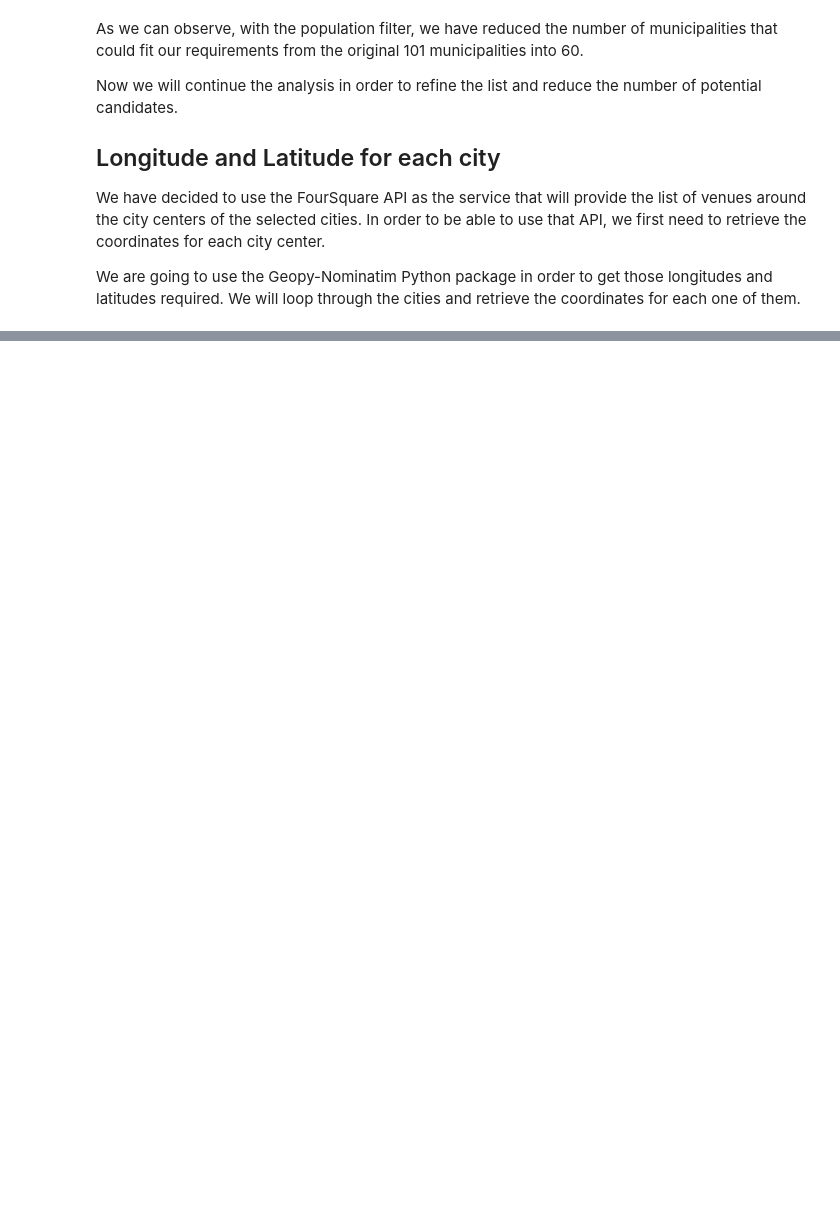
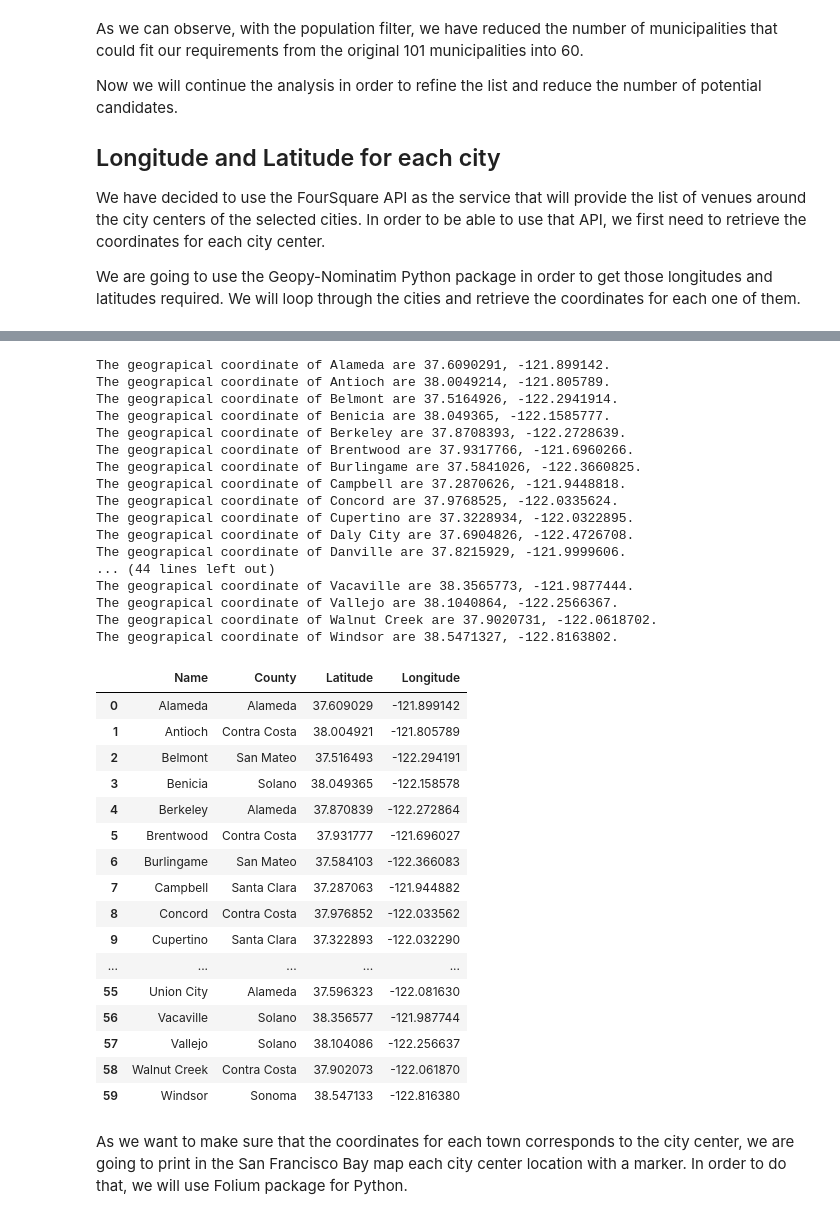
Before and after one commit to jgarcia-garcia/Coursera_Capstone, a Jupyter notebook: Best_Office_Location_SFBayArea.ipynb, the cells around one changed output, grey strips where cells are left out. Drawn from its saved outputs; the diff is of its cells as text; code cells hidden in the pictures; blank space fills up the shorter version.

```diff
--- a/Best_Office_Location_SFBayArea.ipynb
+++ b/Best_Office_Location_SFBayArea.ipynb
@@ -178,0 +209,52 @@ We will loop through the cities and retrieve the coordinates for each one of the
+# %%
+geolocator = Nominatim(user_agent="SFBay_Explorer")
+coordinates_df = pd.DataFrame(columns=['Name', 'County','Latitude', 'Longitude'])
+
+for name,county in zip(wiki_df_final['Name'], wiki_df_final['County']):
+    #In order to create the address, add state name (California) to the town name
+    address = name + ' ,California'
+    location = geolocator.geocode(address)
+    latitude = location.latitude
+    longitude = location.longitude
+    coordinates_df = coordinates_df.append({'Name': name, 'County':county, 'Latitude' : latitude, 'Longitude': longitude}, ignore_index=True)
+    print('The geograpical coordinate of {} are {}, {}.'.format(name, latitude, longitude))
+
+coordinates_df
+# %% [output]
+The geograpical coordinate of Alameda are 37.6090291, -121.899142.
+The geograpical coordinate of Antioch are 38.0049214, -121.805789.
+The geograpical coordinate of Belmont are 37.5164926, -122.2941914.
+The geograpical coordinate of Benicia are 38.049365, -122.1585777.
+The geograpical coordinate of Berkeley are 37.8708393, -122.2728639.
+The geograpical coordinate of Brentwood are 37.9317766, -121.6960266.
+The geograpical coordinate of Burlingame are 37.5841026, -122.3660825.
+The geograpical coordinate of Campbell are 37.2870626, -121.9448818.
+The geograpical coordinate of Concord are 37.9768525, -122.0335624.
+The geograpical coordinate of Cupertino are 37.3228934, -122.0322895.
+The geograpical coordinate of Daly City are 37.6904826, -122.4726708.
+The geograpical coordinate of Danville are 37.8215929, -121.9999606.
+... (44 lines left out)
+The geograpical coordinate of Vacaville are 38.3565773, -121.9877444.
+The geograpical coordinate of Vallejo are 38.1040864, -122.2566367.
+The geograpical coordinate of Walnut Creek are 37.9020731, -122.0618702.
+The geograpical coordinate of Windsor are 38.5471327, -122.8163802.
+|  | Name | County | Latitude | Longitude |
+| 0 | Alameda | Alameda | 37.609029 | -121.899142 |
+| 1 | Antioch | Contra Costa | 38.004921 | -121.805789 |
+| 2 | Belmont | San Mateo | 37.516493 | -122.294191 |
+| 3 | Benicia | Solano | 38.049365 | -122.158578 |
+| 4 | Berkeley | Alameda | 37.870839 | -122.272864 |
+| 5 | Brentwood | Contra Costa | 37.931777 | -121.696027 |
+| 6 | Burlingame | San Mateo | 37.584103 | -122.366083 |
+| 7 | Campbell | Santa Clara | 37.287063 | -121.944882 |
+| 8 | Concord | Contra Costa | 37.976852 | -122.033562 |
+| 9 | Cupertino | Santa Clara | 37.322893 | -122.032290 |
+| ... | ... | ... | ... | ... |
+| 55 | Union City | Alameda | 37.596323 | -122.081630 |
+| 56 | Vacaville | Solano | 38.356577 | -121.987744 |
+| 57 | Vallejo | Solano | 38.104086 | -122.256637 |
+| 58 | Walnut Creek | Contra Costa | 37.902073 | -122.061870 |
+| 59 | Windsor | Sonoma | 38.547133 | -122.816380 |
+# %% [markdown]
+As we want to make sure that the coordinates for each town corresponds to the city center, we are going to print in the San Francisco Bay map each city center location with a marker.
+In order to do that, we will use Folium package for Python.
```
Also changed, not shown: parts of 9 cells of this notebook.
